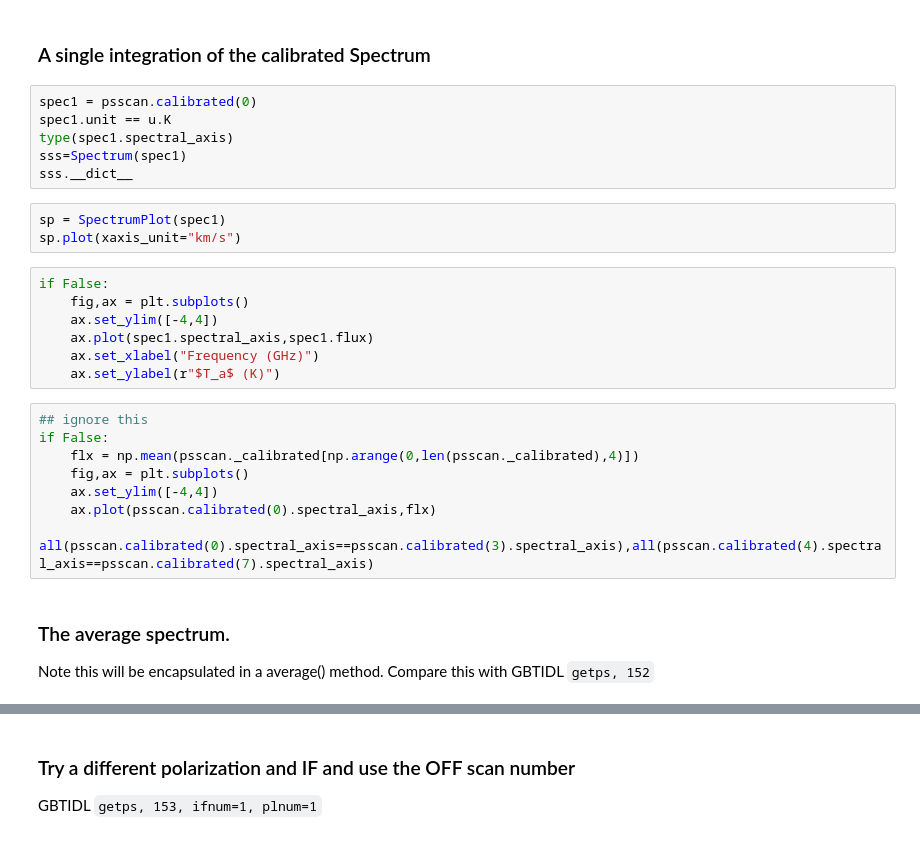
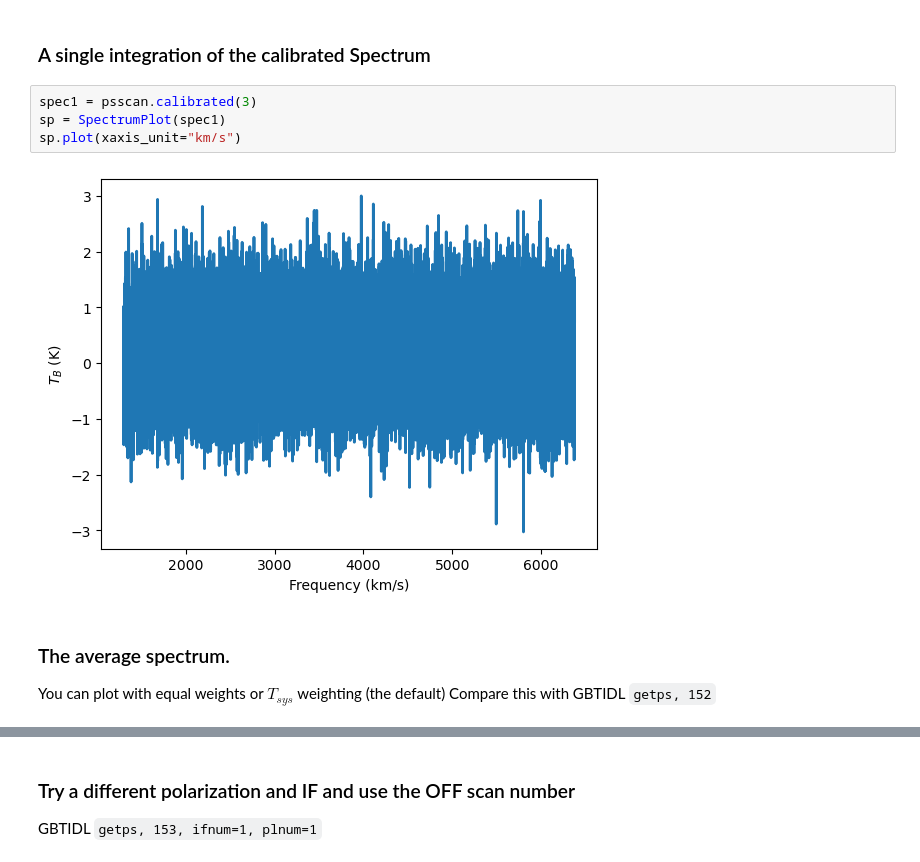
Before and after one commit to GreenBankObservatory/dysh, a Jupyter notebook: notebooks/test_sdfits.ipynb, the cells around one changed output, grey strips where cells are left out. Drawn from its saved outputs; the diff is of its cells as text.

```diff
--- a/notebooks/test_sdfits.ipynb
+++ b/notebooks/test_sdfits.ipynb
@@ -222,31 +213,13 @@ Tsys weight shape  (151,)
 # %% [markdown]
 ### A single integration of the calibrated Spectrum
-# %%
-spec1 = psscan.calibrated(0)
-spec1.unit == u.K
-type(spec1.spectral_axis)
-sss=Spectrum(spec1)
-sss.__dict__
 # %%
+spec1 = psscan.calibrated(3)
 sp = SpectrumPlot(spec1)
 sp.plot(xaxis_unit="km/s")
+# %% [output]
+[figure, added]
-# %%
-if False:
-    fig,ax = plt.subplots()
-    ax.set_ylim([-4,4])
-    ax.plot(spec1.spectral_axis,spec1.flux)
-    ax.set_xlabel("Frequency (GHz)")
-    ax.set_ylabel(r"$T_a$ (K)")
-# %%
-## ignore this
-if False:
-    flx = np.mean(psscan._calibrated[np.arange(0,len(psscan._calibrated),4)])
-    fig,ax = plt.subplots()
-    ax.set_ylim([-4,4])
-    ax.plot(psscan.calibrated(0).spectral_axis,flx)
-    all(psscan.calibrated(0).spectral_axis==psscan.calibrated(3).spectral_axis),all(psscan.calibrated(4).spectral_axis==psscan.calibrated(7).spectral_axis)
 # %% [markdown]
 ### The average spectrum.
-Note this will be encapsulated in a average() method.
+You can plot with equal weights or $T_{sys}$ weighting (the default)
 Compare this with GBTIDL `getps, 152`
 # %%
```
Also changed, not shown: parts of 8 cells of this notebook.
